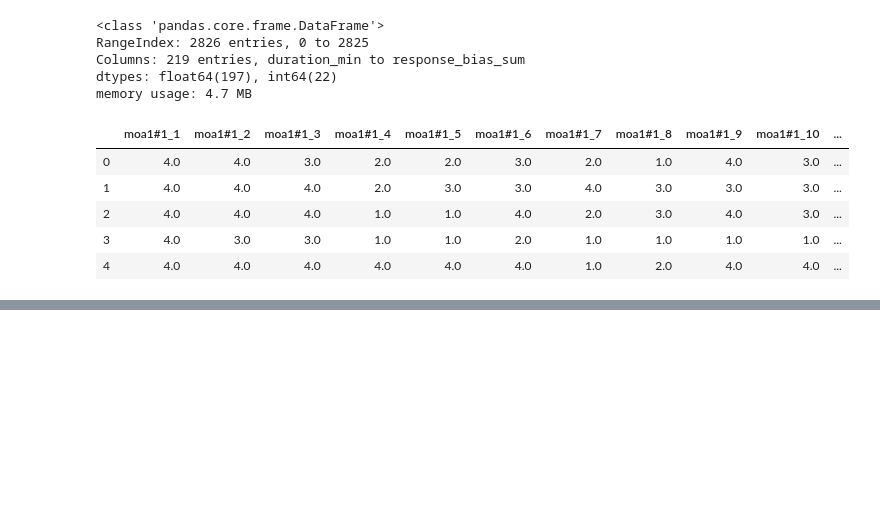
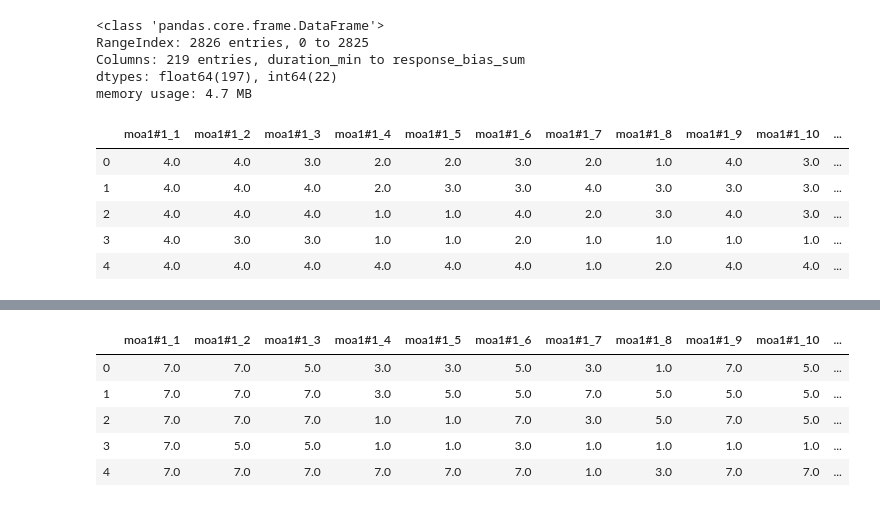
Before and after one commit to anthonybaulo/emerging-adulthood-psych-study, a Jupyter notebook: dev/EAMMI_process.ipynb, the cells around one changed output, grey strips where cells are left out. Saved outputs shown, nothing was run; the diff lists cells and outputs as text; code cells hidden in the pictures; blank space fills up the shorter version.

```diff
--- a/dev/EAMMI_process.ipynb
+++ b/dev/EAMMI_process.ipynb
@@ -259,0 +267,6 @@ memory usage: 3.7 MB
+# %%
+lessthan7 = df1.max() < 7
+cols_lessthan7 = df1.loc[:, lessthan7].columns
+
+scaler = MinMaxScaler(feature_range=(1,7))
+df1[cols_lessthan7] = scaler.fit_transform(df1[cols_lessthan7])
@@ -259,0 +287,9 @@ memory usage: 3.7 MB
+# %%
+df1.head()
+# %% [output]
+|  | moa1#1_1 | moa1#1_2 | moa1#1_3 | moa1#1_4 | moa1#1_5 | moa1#1_6 | moa1#1_7 | moa1#1_8 | moa1#1_9 | moa1#1_10 | ... |
+| 0 | 7.0 | 7.0 | 5.0 | 3.0 | 3.0 | 5.0 | 3.0 | 1.0 | 7.0 | 5.0 | ... |
+| 1 | 7.0 | 7.0 | 7.0 | 3.0 | 5.0 | 5.0 | 7.0 | 5.0 | 5.0 | 5.0 | ... |
+| 2 | 7.0 | 7.0 | 7.0 | 1.0 | 1.0 | 7.0 | 3.0 | 5.0 | 7.0 | 5.0 | ... |
+| 3 | 7.0 | 5.0 | 5.0 | 1.0 | 1.0 | 3.0 | 1.0 | 1.0 | 1.0 | 1.0 | ... |
+| 4 | 7.0 | 7.0 | 7.0 | 7.0 | 7.0 | 7.0 | 1.0 | 3.0 | 7.0 | 7.0 | ... |
```
Also changed, not shown: parts of 6 cells of this notebook, 1 other file.
